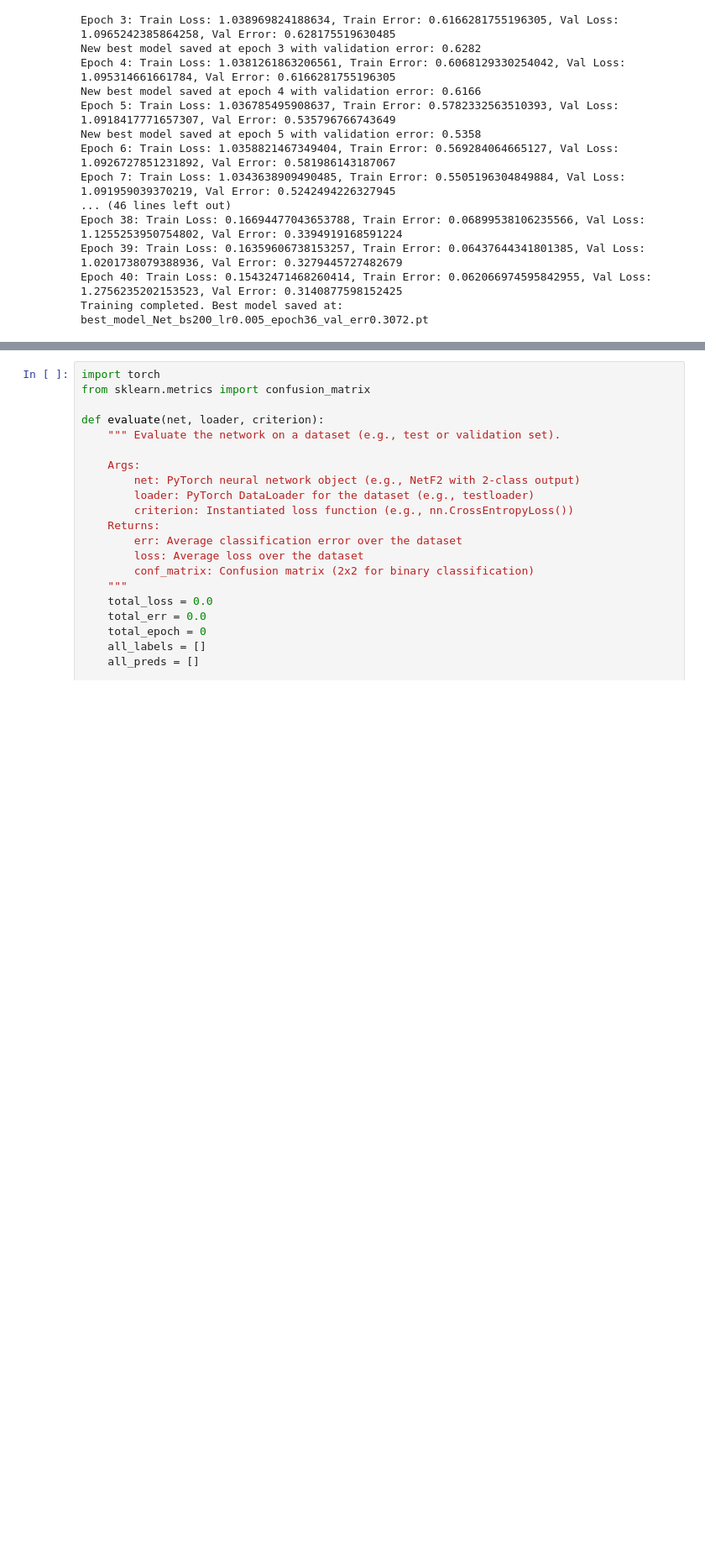
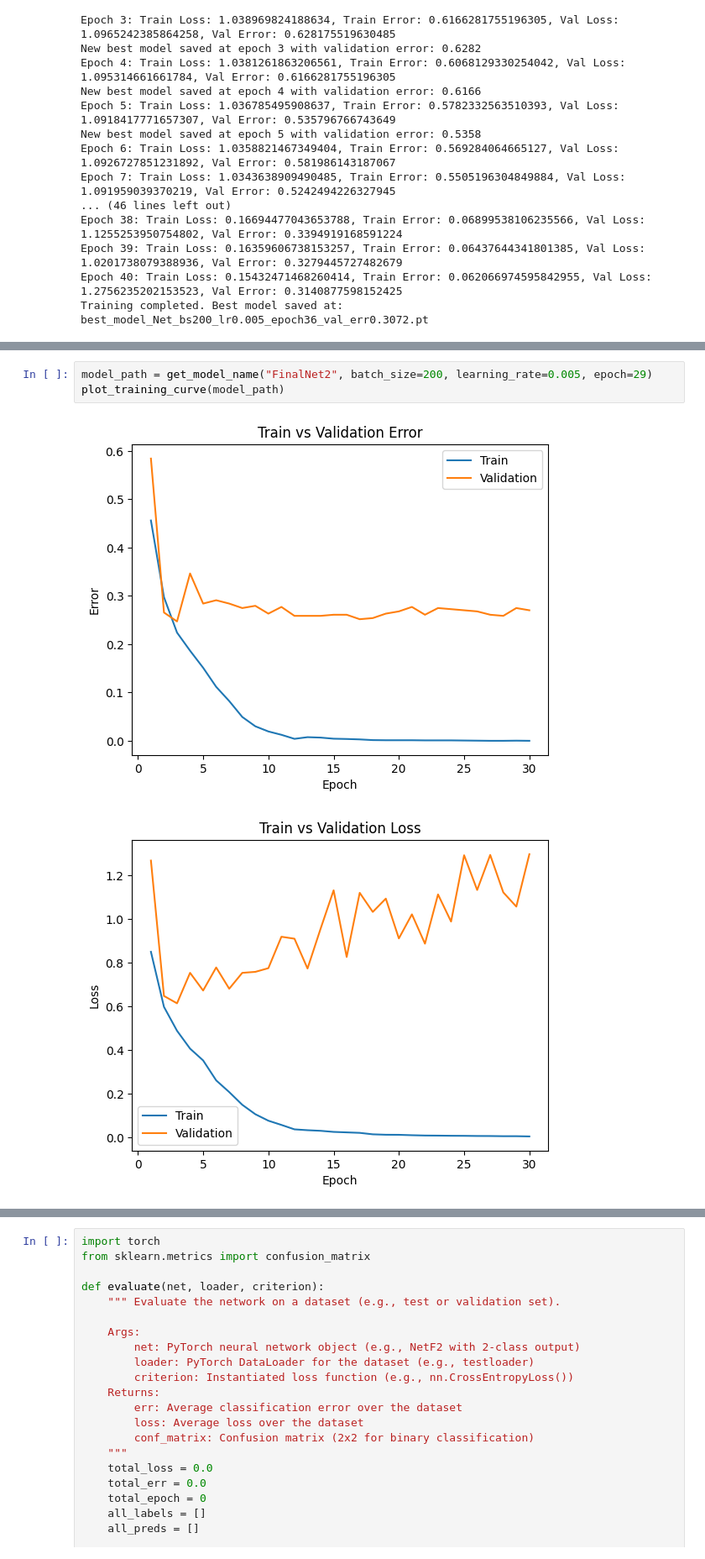
Before and after one commit to edwynzhou/aps360_project_team_77, a Jupyter notebook: Final_APS360_Project.ipynb, the cells around one changed output, grey strips where cells are left out. Shown at 84% size. Cells and saved outputs as stored; diff of their text form; blank space fills up the shorter version.

```diff
--- a/Final_APS360_Project.ipynb
+++ b/Final_APS360_Project.ipynb
@@ -1013,0 +1175,6 @@ TESTING FOR ACCURACY
+# %%
+model_path = get_model_name("FinalNet2", batch_size=200, learning_rate=0.005, epoch=29)
+plot_training_curve(model_path)
+# %% [output]
+[figure, added]
+[figure, added]
```
Also changed, not shown: parts of 14 cells of this notebook, 1 other file.
